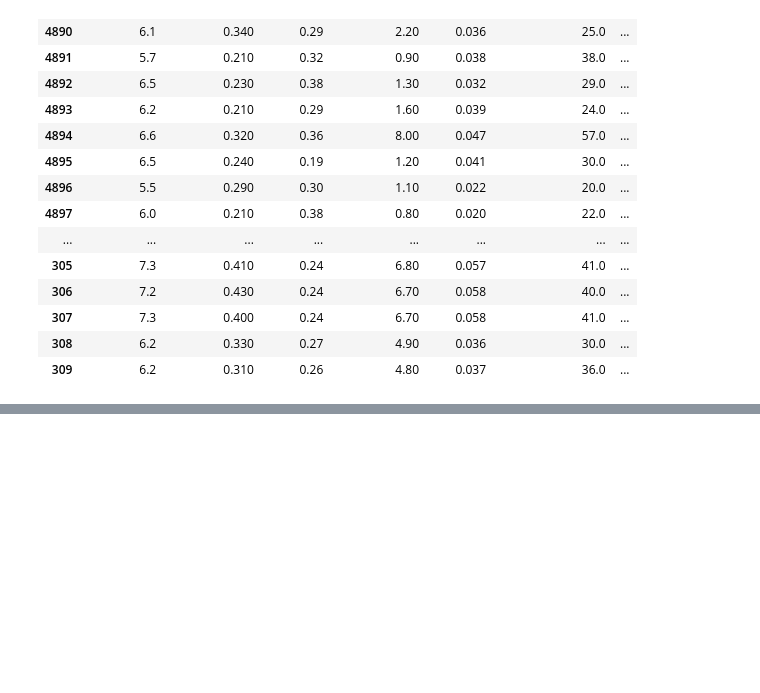
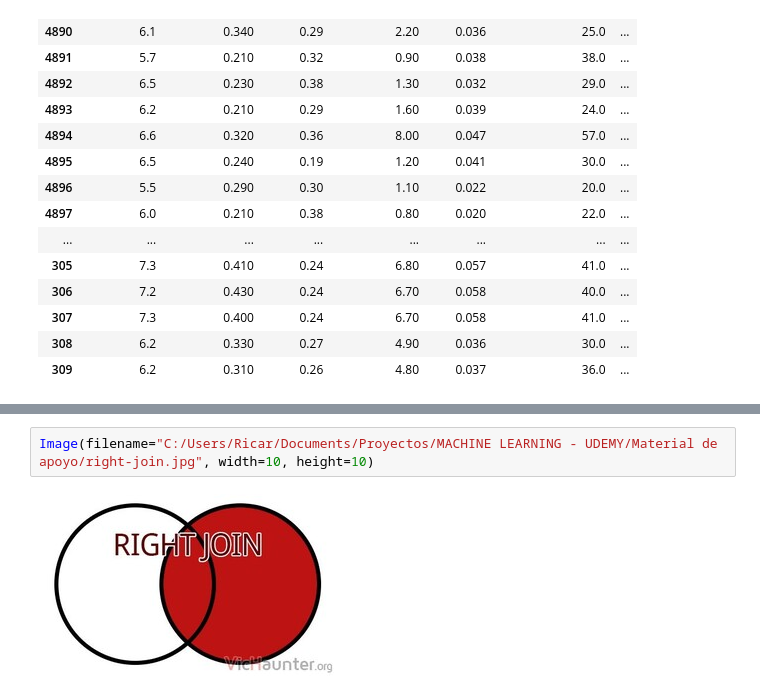
Before and after one commit to rcsoso/MACHINE-LEARNING---UDEMY, a Jupyter notebook: src/T2 - 4 - Data Cleaning - Concatenación de datos.ipynb, the cells around one changed output, grey strips where cells are left out. Drawn from its saved outputs; the diff is of its cells as text; blank space fills up the shorter version.

```diff
--- a/src/T2 - 4 - Data Cleaning - Concatenación de datos.ipynb
+++ b/src/T2 - 4 - Data Cleaning - Concatenación de datos.ipynb
@@ -118,0 +379,4 @@ vb_scramble
+# %%
+Image(filename="C:/Users/Ricar/Documents/Proyectos/MACHINE LEARNING - UDEMY/Material de apoyo/right-join.jpg", width=10, height=10)
+# %% [output]
+[figure, added]
```
Also changed, not shown: parts of 53 cells of this notebook.
